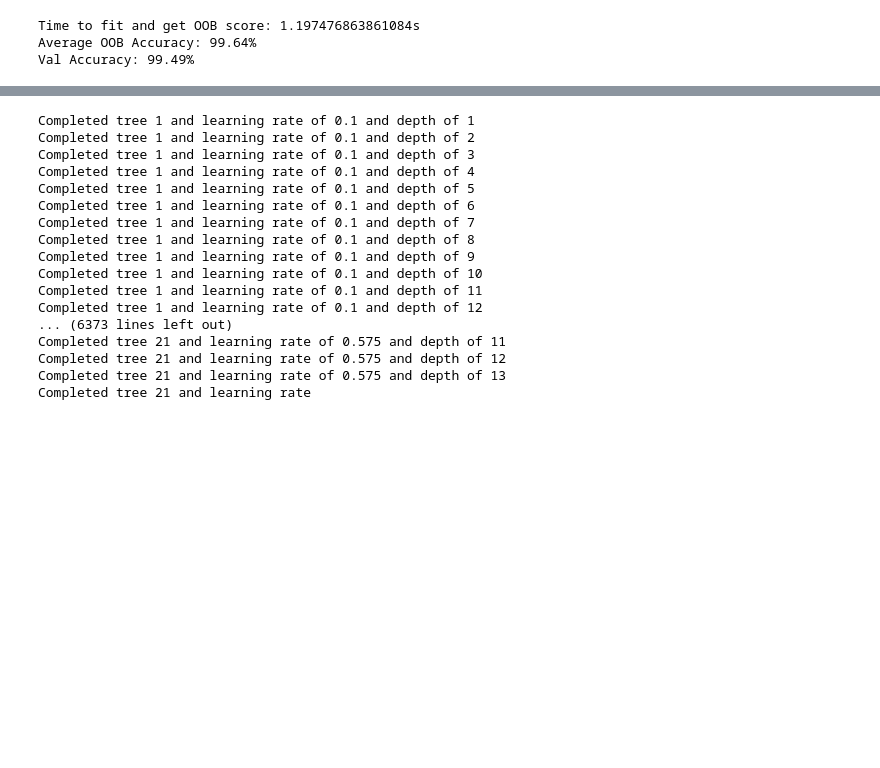
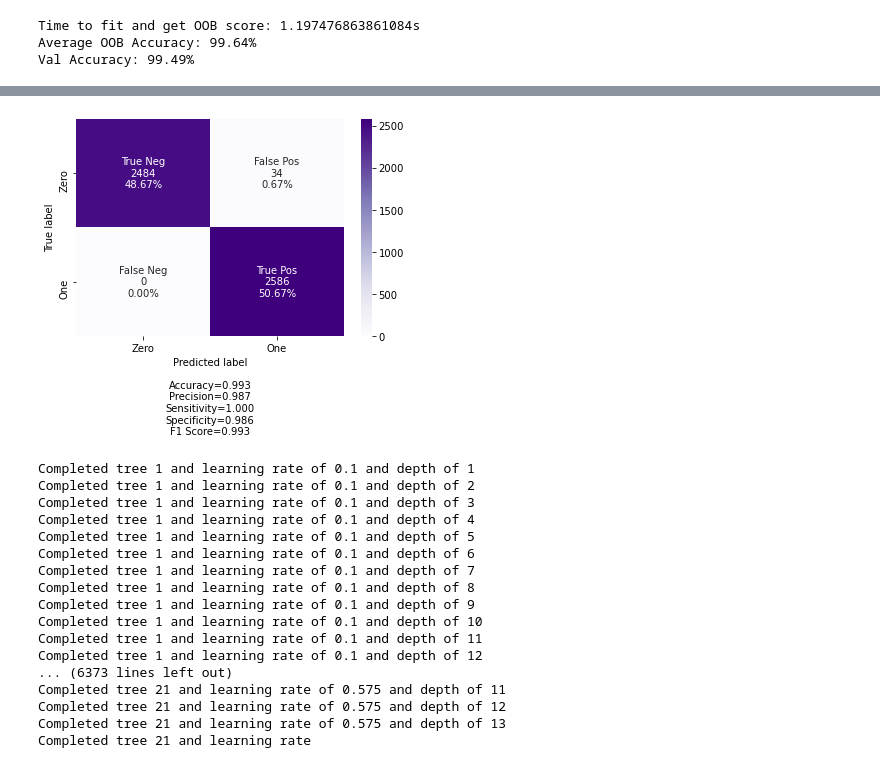
Before and after one commit to realsunnyT/STAT-5650Final, a Jupyter notebook: modeling copy.ipynb, the cells around one changed output, grey strips where cells are left out. Cells and saved outputs as stored; diff of their text form; code cells hidden in the pictures; blank space fills up the shorter version.

Commit message:
Updated modeling.ipynb
Includes confusion matrix with new function to call matrix.

```diff
--- a/modeling copy.ipynb
+++ b/modeling copy.ipynb
@@ -370,6 +373,8 @@ X_test_cut = X_test.drop(columns = ['requirements_word_count',
 # %%
 t0 = time.time()
 forest = RandomForestClassifier(n_estimators=100, oob_score=True).fit(X_train_cut, y_train)
+preds = forest.predict(X_val_cut)
+conf_mat = confusion_matrix(y_val, preds)
 t1 = time.time()
 
 print("Time to fit and get OOB score: " + str(t1-t0) + "s")
@@ -382,3 +387,91 @@ Val Accuracy: 99.31%
+# %%
+# random forest confunsion matrix
+
+def make_confusion_matrix(cf,
+                          group_names=None,
+                          categories='auto',
+                          count=True,
+                          percent=True,
+                          cbar=True,
+                          xyticks=True,
+                          xyplotlabels=True,
+                          sum_stats=True,
+                          figsize=None,
+                          cmap='Blues',
+                          title=None):
+    blanks = ['' for i in range(cf.size)]
+
+    if group_names and len(group_names)==cf.size:
+        group_labels = ["{}\n".format(value) for value in group_names]
+    else:
+        group_labels = blanks
+
+    if count:
+        group_counts = ["{0:0.0f}\n".format(value) for value in cf.flatten()]
+    else:
+        group_counts = blanks
+
+    if percent:
+        group_percentages = ["{0:.2%}".format(value) for value in cf.flatten()/np.sum(cf)]
+    else:
+        group_percentages = blanks
+
+    box_labels = [f"{v1}{v2}{v3}".strip() for v1, v2, v3 in zip(group_labels,group_counts,group_percentages)]
+    box_labels = np.asarray(box_labels).reshape(cf.shape[0],cf.shape[1])
+
+
+    # CODE TO GENERATE SUMMARY STATISTICS & TEXT FOR SUMMARY STATS
+    if sum_stats:
+        #Accuracy is sum of diagonal divided by total observations
+        accuracy  = np.trace(cf) / float(np.sum(cf))
+
+        # if it is a binary confusion matrix, show some more stats
+        if len(cf)==2:
+            # Metrics for Binary Confusion Matrices
+            precision = cf[1,1] / sum(cf[:,1])
+            recall    = cf[1,1] / sum(cf[1,:])
+            specificity = cf[0,0] / sum(cf[0,:])
+            f1_score  = 2*precision*recall / (precision + recall)
+            stats_text = "\n\nAccuracy={:0.3f}\nPrecision={:0.3f}\nSensitivity={:0.3f}\nSpecificity={:0.3f}\nF1 Score={:0.3f}".format(
+                accuracy,precision,recall,specificity,f1_score)
+        else:
+            stats_text = "\n\nAccuracy={:0.3f}".format(accuracy)
+    else:
+        stats_text = ""
+
+
+    # SET FIGURE PARAMETERS ACCORDING TO OTHER ARGUMENTS
+    if figsize==None:
+        #Get default figure size if not set
+        figsize = plt.rcParams.get('figure.figsize')
+
+    if xyticks==False:
+        # Do not show categories if xyticks is False
+        categories=False
+
+
+    # MAKE THE HEATMAP VISUALIZATION
+    plt.figure(figsize=figsize)
+    sns.heatmap(cf,annot=box_labels,fmt="",cmap=cmap,cbar=cbar,xticklabels=categories,yticklabels=categories)
+
+    if xyplotlabels:
+        plt.ylabel('True label')
+        plt.xlabel('Predicted label' + stats_text)
+    else:
+        plt.xlabel(stats_text)
+
+    if title:
+        plt.title(title)
+
+# calling the function to make the confusion matrix
+labels = ['True Neg','False Pos','False Neg','True Pos']
+categories = ['Zero', 'One']
+make_confusion_matrix(conf_mat,
+                      group_names=labels,
+                      categories=categories,
+                      cmap='Purples')
+# %% [output]
+[figure, added]
 # %%
 # with 16 of the variables discarded (18 retained), the model only suffered a tiny
 # dip in validation accuracy. I would say that this model is an extremely good baseline
```
Also changed, not shown: parts of 15 cells of this notebook.
